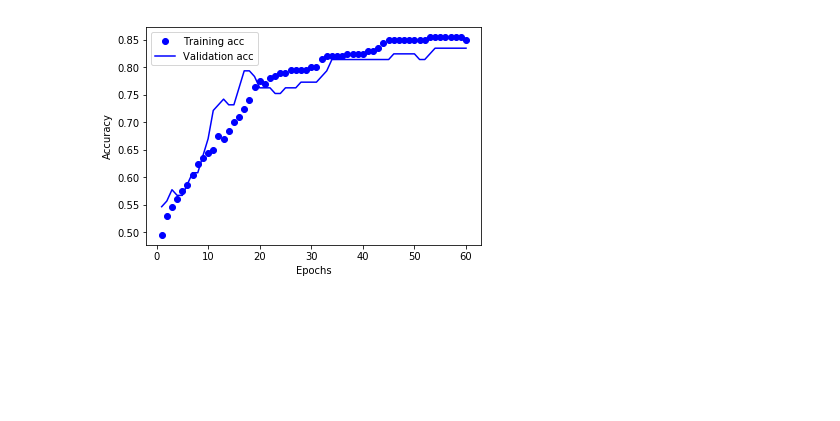
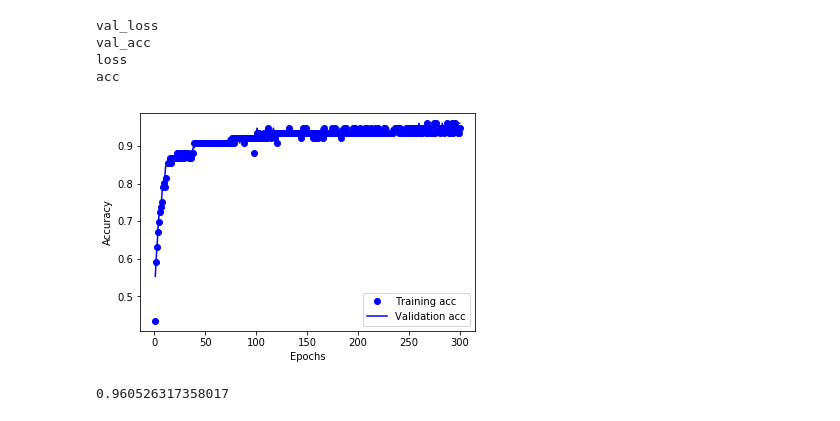
Before and after one commit to makkelip/cognitive-systems-for-health-technology-applications, a Jupyter notebook: Case1-scrap.ipynb, the cells around one changed output. Saved outputs shown, nothing was run; the diff lists cells and outputs as text; code cells hidden in the pictures; blank space fills up the shorter version.

```diff
--- a/Case1-scrap.ipynb
+++ b/Case1-scrap.ipynb
@@ -223,0 +72,31 @@ plt.show()
+# %%
+from keras.models import Sequential
+from keras.layers import Dense
+
+model = Sequential()
+model.add(Dense(30,
+               activation='relu',
+               input_dim=13))
+model.add(Dense(30,
+               activation='relu'))
+model.add(Dense(1, activation='sigmoid'))
+model.compile(optimizer='rmsprop',
+             loss='binary_crossentropy',
+             metrics=['accuracy'])
+history = model.fit(test_data,
+                    test_label,
+                    epochs=300,
+                    batch_size=30,
+                    verbose=1,
+                    validation_data=(val_data,val_label)
+                   )
+h_dict = history.history
+epochs = range(1, len(h_dict['loss'])+1)
+
+plt.plot(epochs, h_dict['loss'], 'bo', label='Training loss')
+plt.plot(epochs, h_dict['val_loss'], 'b', label='Validation loss')
+plt.xlabel('Epochs')
+plt.ylabel('Loss')
+plt.legend()
+plt.show()
+print(h_dict['val_loss'][len(h_dict['val_loss'])-1])
@@ -224,11 +123,20 @@ plt.show()
+# %%
+for key, value in h_dict.items() :
+    print (key)
+# %% [output]
+val_loss
+val_acc
+loss
+acc
 # %%
-# Training & validation accuracy
-
-plt.plot(epochs, acc_values, 'bo', label='Training acc')
-plt.plot(epochs, val_acc_values, 'b', label='Validation acc')
+plt.plot(epochs, h_dict['acc'], 'bo', label='Training acc')
+plt.plot(epochs, h_dict['val_acc'], 'b', label='Validation acc')
 plt.xlabel('Epochs')
 plt.ylabel('Accuracy')
 plt.legend()
 plt.show()
+
+print(h_dict['val_acc'][len(h_dict['val_acc'])-1])
 # %% [output]
-[figure, old version]
+[figure, new version]
+0.960526317358017
```
Also changed, not shown: parts of 17 cells of this notebook.
